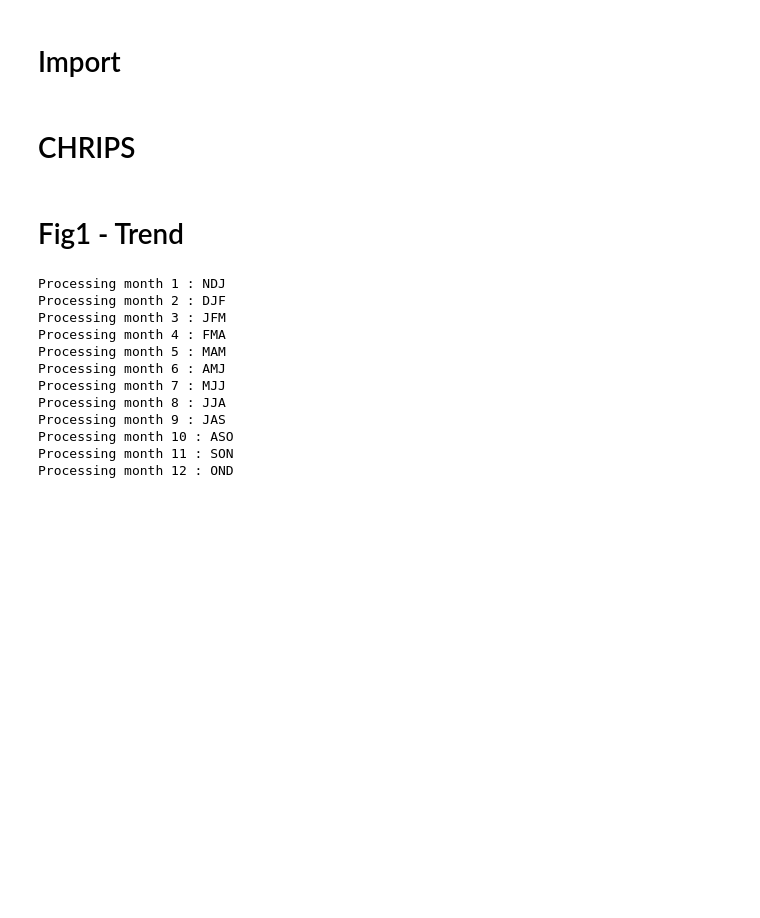
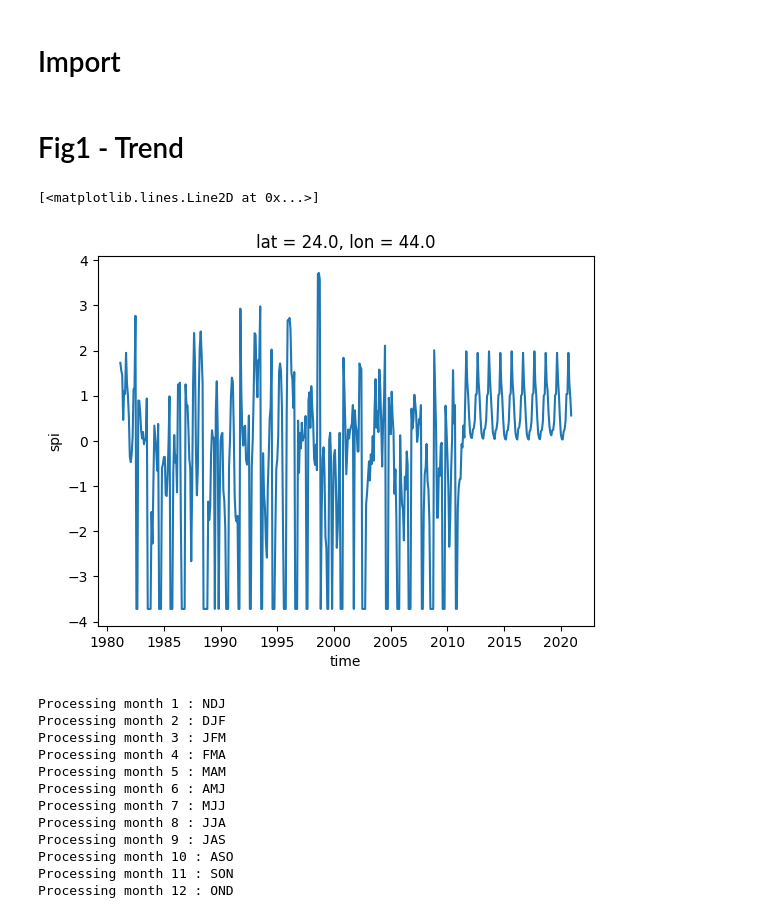
Before and after one commit to emileDesmaili/KAUSTgithub, a Jupyter notebook: Figure 1 - Trend/fig1_supplement.ipynb, the cells around one changed output. Cells and saved outputs as stored; diff of their text form; code cells hidden in the pictures; blank space fills up the shorter version.

```diff
--- a/Figure 1 - Trend/fig1_supplement.ipynb
+++ b/Figure 1 - Trend/fig1_supplement.ipynb
@@ -37,6 +37,4 @@ from sklearn.metrics import make_scorer
 import os
 import statsmodels.api as sm
 import subprocess
-# %% [markdown]
-# CHRIPS
 # %%
@@ -67,6 +65,11 @@ month_to_season = {
     5: 'MAM', 6: 'AMJ', 7: 'MJJ', 8: 'JJA',
     9: 'JAS', 10: 'ASO', 11: 'SON', 12: 'OND'
 }
+# %%
+spi.isel(lat=12, lon=12).plot.line()
+# %% [output]
+[<matplotlib.lines.Line2D at 0x...>]
+[figure, added]
 # %%
 months = np.arange(1, 13)
 season_labels = [month_to_season[m] for m in months]
```
Also changed, not shown: parts of 4 cells of this notebook, 8 other files.
